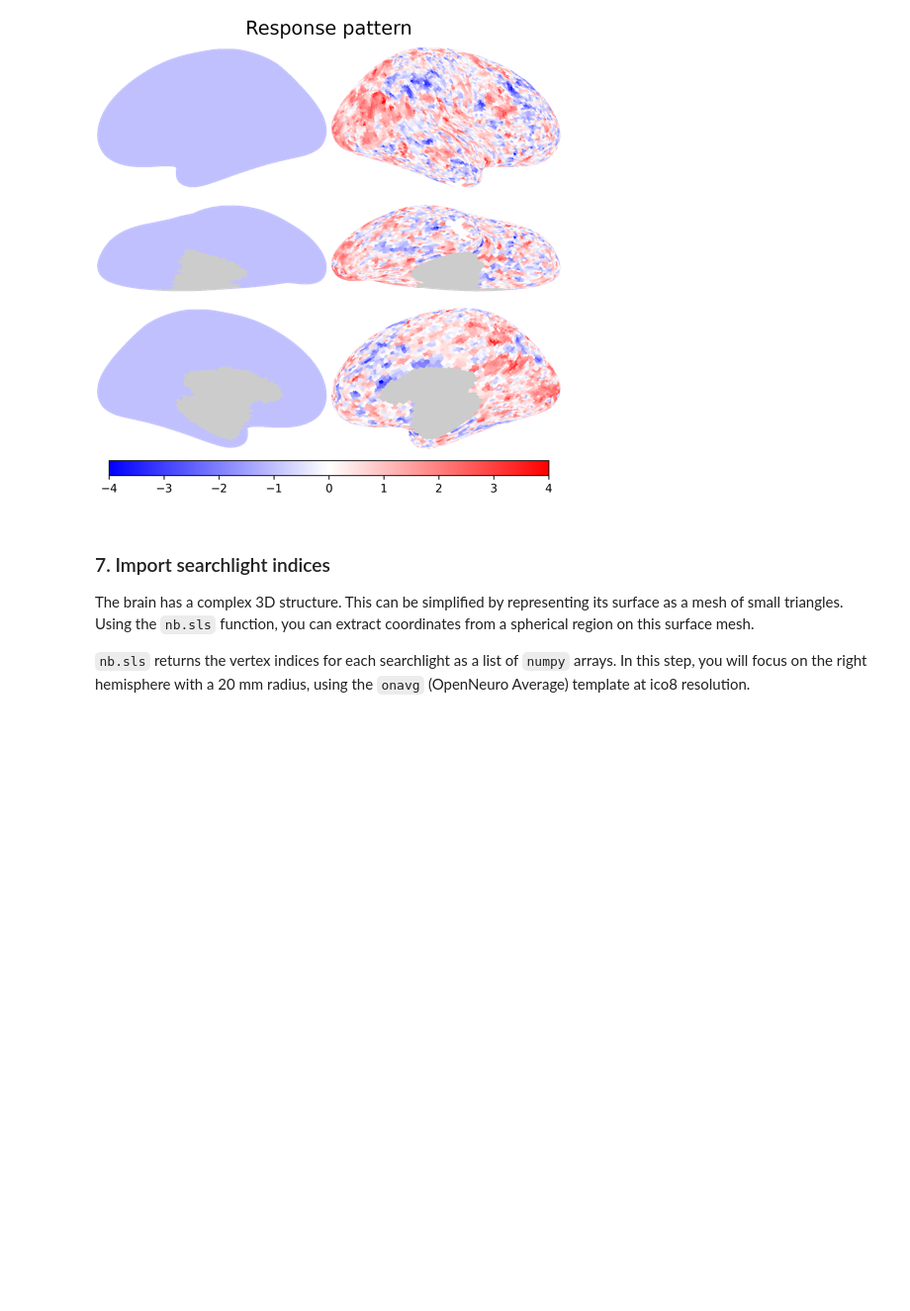
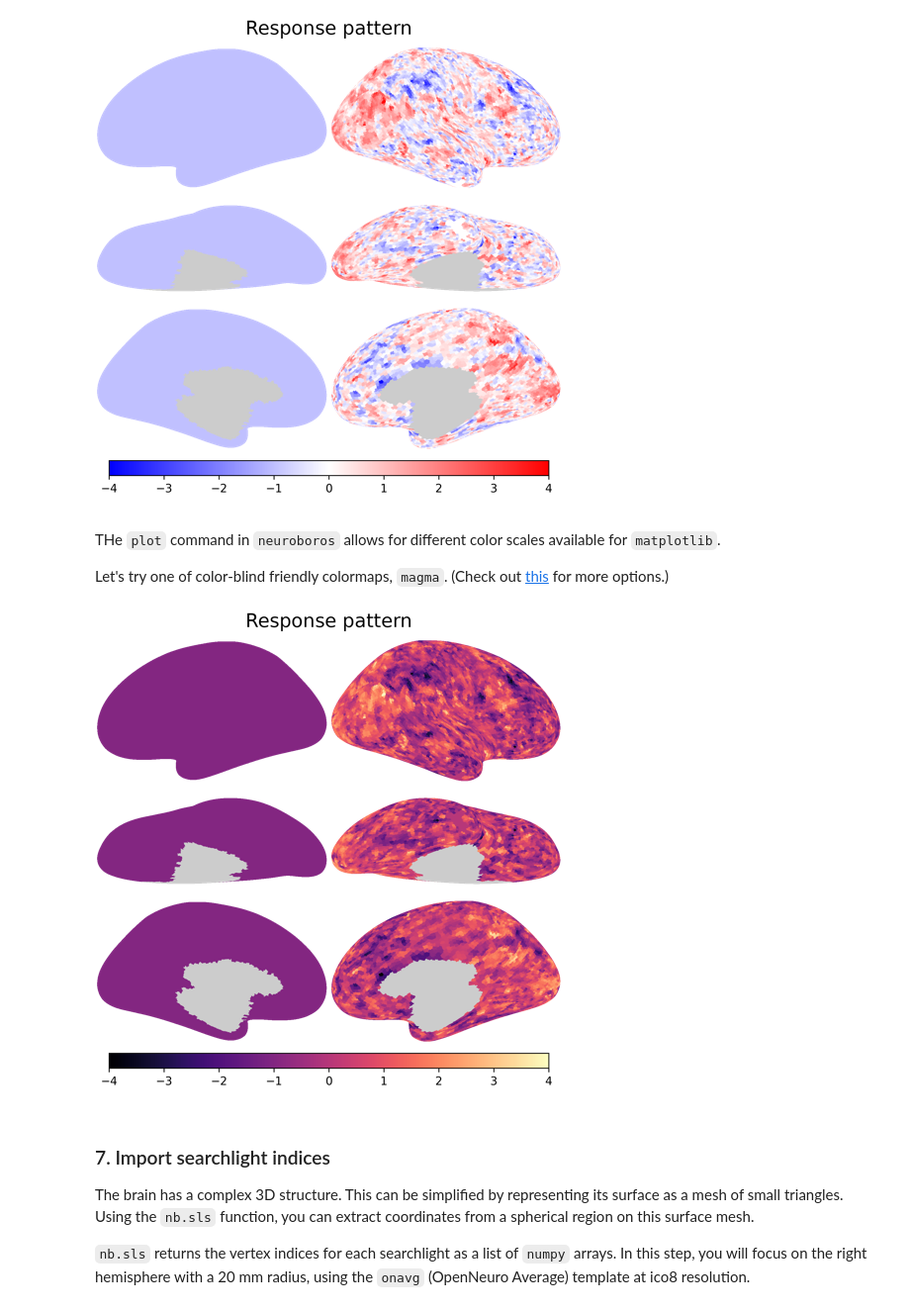
Before and after one commit to eunhyechoe/psyc60, a Jupyter notebook: _build/jupyter_execute/1_data_visualization.ipynb, the cells around one changed output. Shown at 99% size. Cells and saved outputs as stored; diff of their text form; code cells hidden in the pictures; blank space fills up the shorter version.

```diff
--- a/_build/jupyter_execute/1_data_visualization.ipynb
+++ b/_build/jupyter_execute/1_data_visualization.ipynb
@@ -93,4 +109,13 @@ nb.plot([lh_minus_one, dm[47,:]],
         cmap='bwr', vmax=4, vmin=-4, title='Response pattern')
 # %% [output]
 [figure]
+# %% [markdown]
+THe `plot` command in `neuroboros` allows for different color scales available for `matplotlib`.
+
+Let's try one of color-blind friendly colormaps, `magma`. (Check out [this](https://matplotlib.org/stable/users/explain/colors/colormaps.html#overview) for more options.)
+# %%
+nb.plot([lh_minus_one, dm[47,:]],
+        cmap='magma', vmax=4, vmin=-4, title='Response pattern')
+# %% [output]
+[figure, added]
 # %%
```
Also changed, not shown: parts of 16 cells of this notebook, 11 other files.
